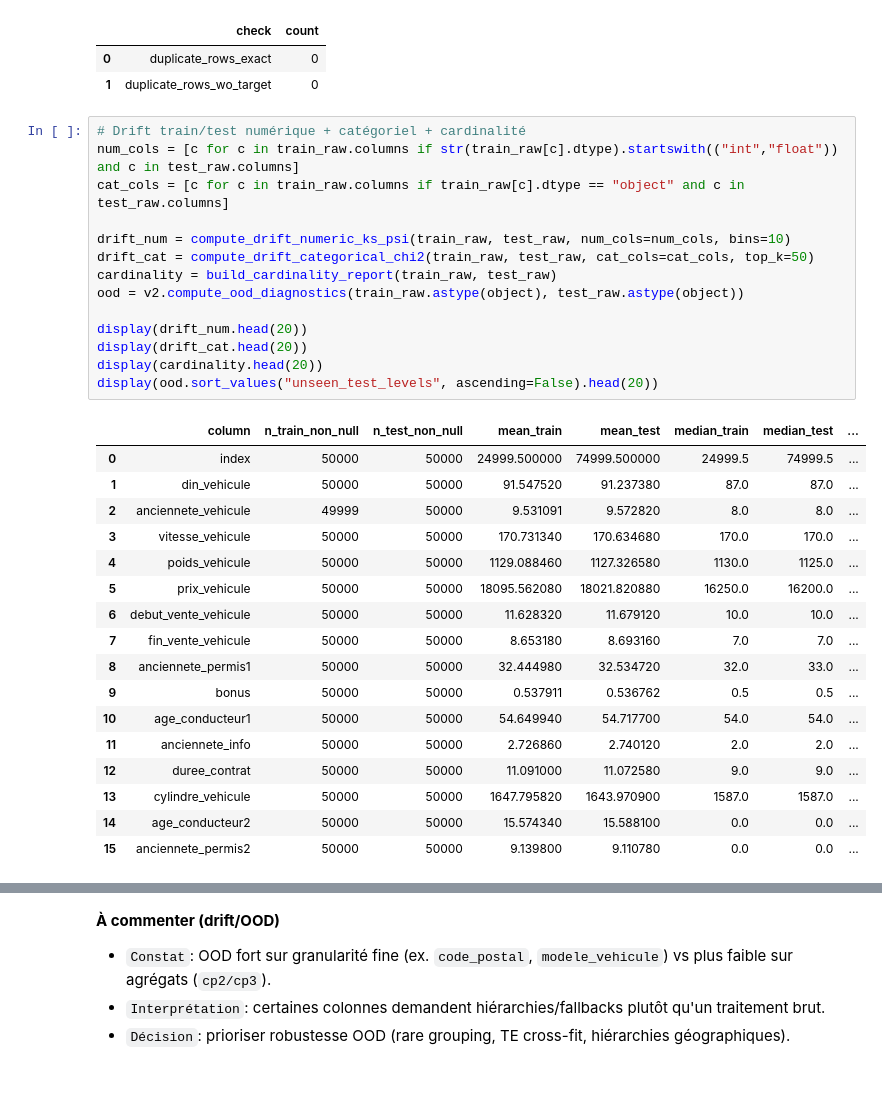
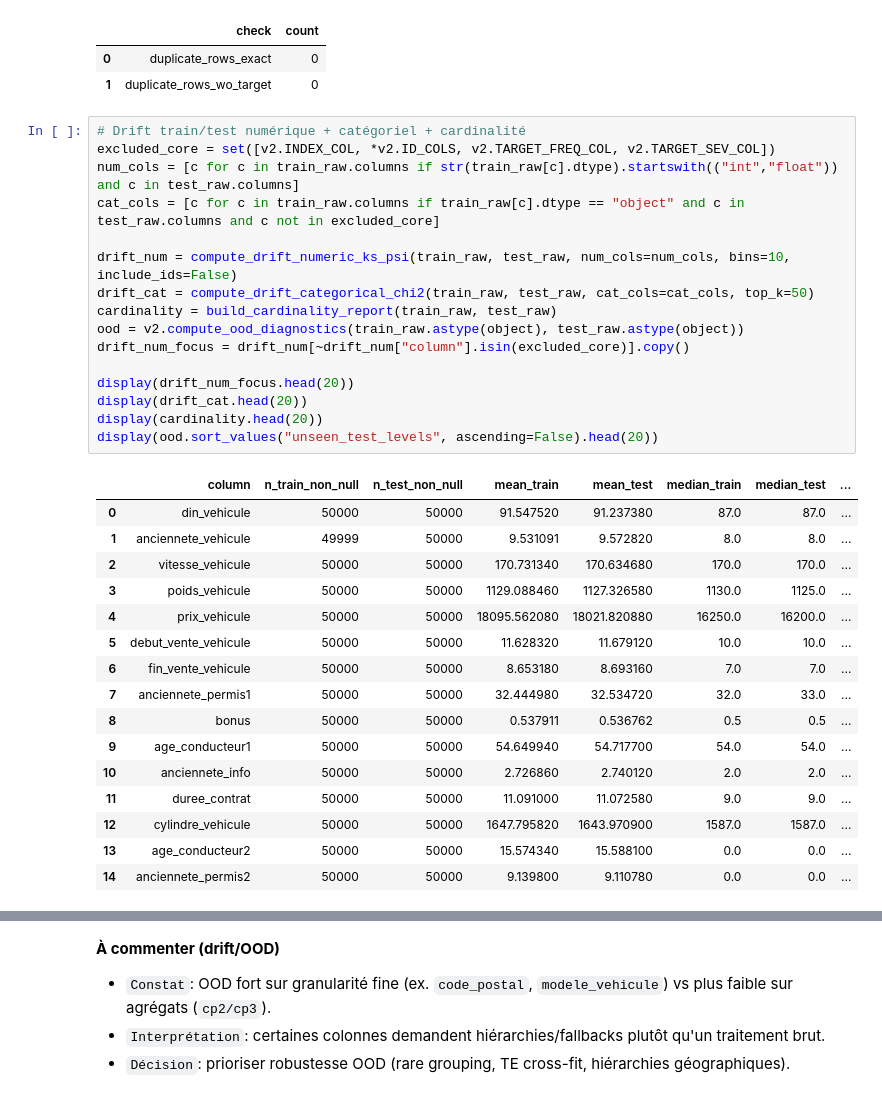
Before and after one commit to Mogramed/Calcul-prime-d-assurance, a Jupyter notebook: notebooks/07_ds_cadrage_qualite_cv.ipynb, the cells around one changed output, grey strips where cells are left out. Drawn from its saved outputs; the diff is of its cells as text.

```diff
--- a/notebooks/07_ds_cadrage_qualite_cv.ipynb
+++ b/notebooks/07_ds_cadrage_qualite_cv.ipynb
@@ -305,36 +319,37 @@ display(dup_report)
 | 1 | duplicate_rows_wo_target | 0 |
 # %%
 # Drift train/test numérique + catégoriel + cardinalité
+excluded_core = set([v2.INDEX_COL, *v2.ID_COLS, v2.TARGET_FREQ_COL, v2.TARGET_SEV_COL])
 num_cols = [c for c in train_raw.columns if str(train_raw[c].dtype).startswith(("int","float")) and c in test_raw.columns]
-cat_cols = [c for c in train_raw.columns if train_raw[c].dtype == "object" and c in test_raw.columns]
+cat_cols = [c for c in train_raw.columns if train_raw[c].dtype == "object" and c in test_raw.columns and c not in excluded_core]
 
-drift_num = compute_drift_numeric_ks_psi(train_raw, test_raw, num_cols=num_cols, bins=10)
+drift_num = compute_drift_numeric_ks_psi(train_raw, test_raw, num_cols=num_cols, bins=10, include_ids=False)
 drift_cat = compute_drift_categorical_chi2(train_raw, test_raw, cat_cols=cat_cols, top_k=50)
 cardinality = build_cardinality_report(train_raw, test_raw)
 ood = v2.compute_ood_diagnostics(train_raw.astype(object), test_raw.astype(object))
+drift_num_focus = drift_num[~drift_num["column"].isin(excluded_core)].copy()
 
-display(drift_num.head(20))
+display(drift_num_focus.head(20))
 display(drift_cat.head(20))
 display(cardinality.head(20))
 display(ood.sort_values("unseen_test_levels", ascending=False).head(20))
 # %% [output]
 |  | column | n_train_non_null | n_test_non_null | mean_train | mean_test | median_train | median_test | ... |
-| 0 | index | 50000 | 50000 | 24999.500000 | 74999.500000 | 24999.5 | 74999.5 | ... |
-| 1 | din_vehicule | 50000 | 50000 | 91.547520 | 91.237380 | 87.0 | 87.0 | ... |
-| 2 | anciennete_vehicule | 49999 | 50000 | 9.531091 | 9.572820 | 8.0 | 8.0 | ... |
-| 3 | vitesse_vehicule | 50000 | 50000 | 170.731340 | 170.634680 | 170.0 | 170.0 | ... |
-| 4 | poids_vehicule | 50000 | 50000 | 1129.088460 | 1127.326580 | 1130.0 | 1125.0 | ... |
-| 5 | prix_vehicule | 50000 | 50000 | 18095.562080 | 18021.820880 | 16250.0 | 16200.0 | ... |
-| 6 | debut_vente_vehicule | 50000 | 50000 | 11.628320 | 11.679120 | 10.0 | 10.0 | ... |
-| 7 | fin_vente_vehicule | 50000 | 50000 | 8.653180 | 8.693160 | 7.0 | 7.0 | ... |
-| 8 | anciennete_permis1 | 50000 | 50000 | 32.444980 | 32.534720 | 32.0 | 33.0 | ... |
-| 9 | bonus | 50000 | 50000 | 0.537911 | 0.536762 | 0.5 | 0.5 | ... |
-| 10 | age_conducteur1 | 50000 | 50000 | 54.649940 | 54.717700 | 54.0 | 54.0 | ... |
-| 11 | anciennete_info | 50000 | 50000 | 2.726860 | 2.740120 | 2.0 | 2.0 | ... |
-| 12 | duree_contrat | 50000 | 50000 | 11.091000 | 11.072580 | 9.0 | 9.0 | ... |
-| 13 | cylindre_vehicule | 50000 | 50000 | 1647.795820 | 1643.970900 | 1587.0 | 1587.0 | ... |
-| 14 | age_conducteur2 | 50000 | 50000 | 15.574340 | 15.588100 | 0.0 | 0.0 | ... |
-| 15 | anciennete_permis2 | 50000 | 50000 | 9.139800 | 9.110780 | 0.0 | 0.0 | ... |
+| 0 | din_vehicule | 50000 | 50000 | 91.547520 | 91.237380 | 87.0 | 87.0 | ... |
+| 1 | anciennete_vehicule | 49999 | 50000 | 9.531091 | 9.572820 | 8.0 | 8.0 | ... |
+| 2 | vitesse_vehicule | 50000 | 50000 | 170.731340 | 170.634680 | 170.0 | 170.0 | ... |
+| 3 | poids_vehicule | 50000 | 50000 | 1129.088460 | 1127.326580 | 1130.0 | 1125.0 | ... |
+| 4 | prix_vehicule | 50000 | 50000 | 18095.562080 | 18021.820880 | 16250.0 | 16200.0 | ... |
+| 5 | debut_vente_vehicule | 50000 | 50000 | 11.628320 | 11.679120 | 10.0 | 10.0 | ... |
+| 6 | fin_vente_vehicule | 50000 | 50000 | 8.653180 | 8.693160 | 7.0 | 7.0 | ... |
+| 7 | anciennete_permis1 | 50000 | 50000 | 32.444980 | 32.534720 | 32.0 | 33.0 | ... |
+| 8 | bonus | 50000 | 50000 | 0.537911 | 0.536762 | 0.5 | 0.5 | ... |
+| 9 | age_conducteur1 | 50000 | 50000 | 54.649940 | 54.717700 | 54.0 | 54.0 | ... |
+| 10 | anciennete_info | 50000 | 50000 | 2.726860 | 2.740120 | 2.0 | 2.0 | ... |
+| 11 | duree_contrat | 50000 | 50000 | 11.091000 | 11.072580 | 9.0 | 9.0 | ... |
+| 12 | cylindre_vehicule | 50000 | 50000 | 1647.795820 | 1643.970900 | 1587.0 | 1587.0 | ... |
+| 13 | age_conducteur2 | 50000 | 50000 | 15.574340 | 15.588100 | 0.0 | 0.0 | ... |
+| 14 | anciennete_permis2 | 50000 | 50000 | 9.139800 | 9.110780 | 0.0 | 0.0 | ... |
 |  | column | train_unique | test_unique | unseen_test_levels | unseen_ratio_on_test_levels | unseen_ratio_on_test_rows | ... |
 | 0 | code_postal | 12790 | 12806 | 5004 | 0.390754 | 0.14964 | ... |
 | 1 | modele_vehicule | 886 | 894 | 137 | 0.153244 | 0.00412 | ... |
```
Also changed, not shown: parts of 6 cells of this notebook, 5 other files.
